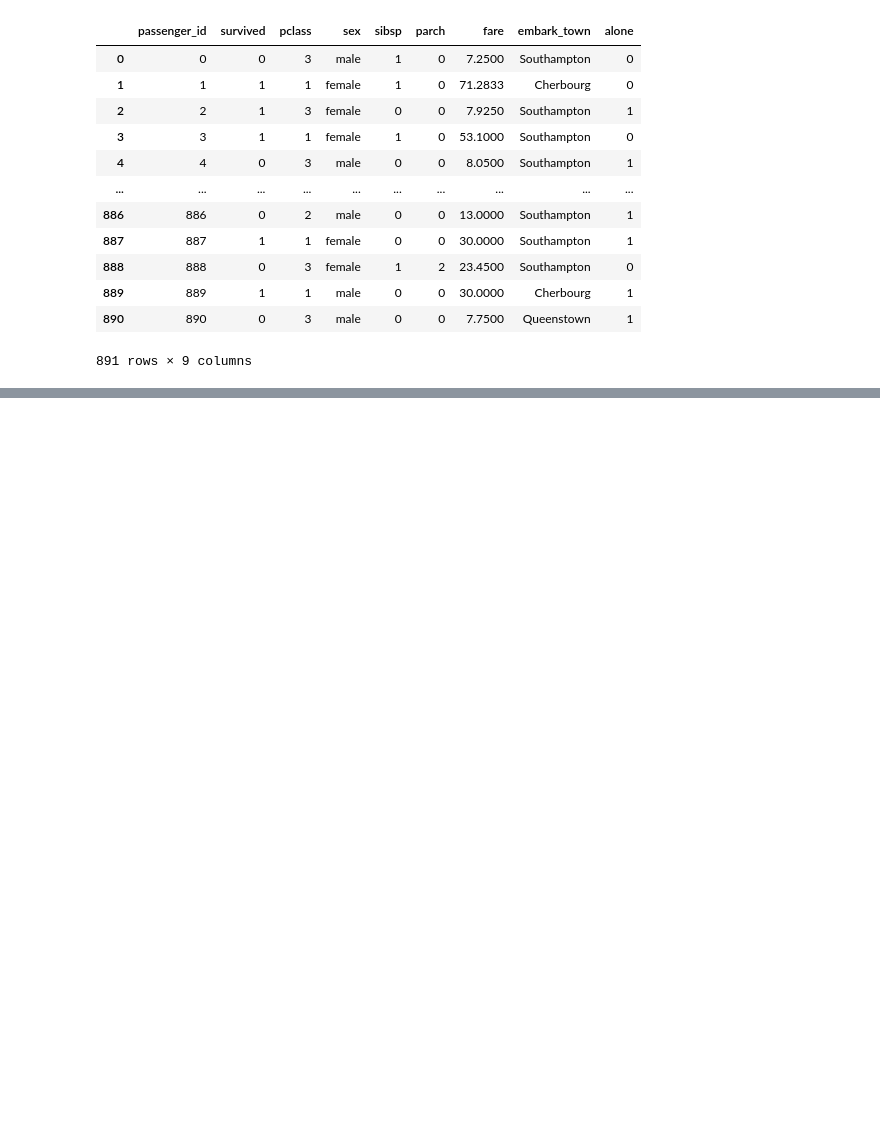
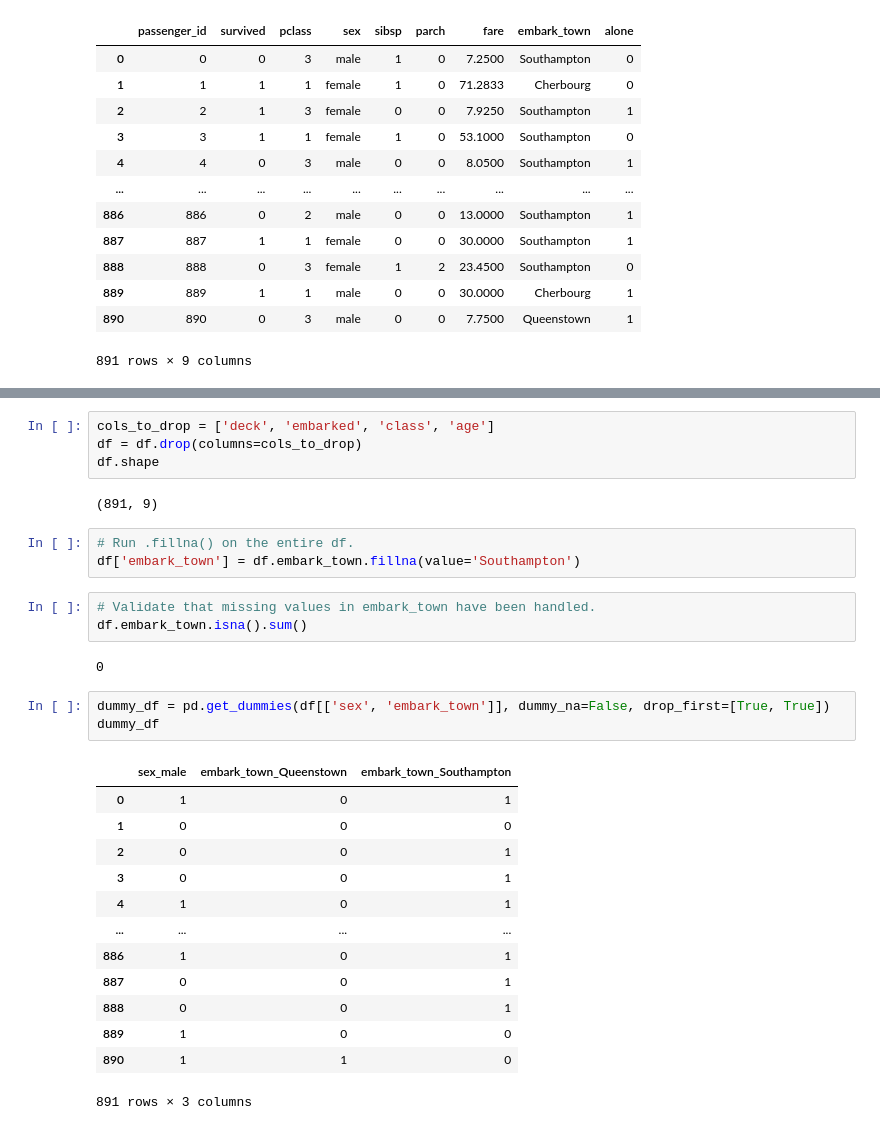
Before and after one commit to ellaxu43/classification-exercises, a Jupyter notebook: Data Preparation.ipynb, the cells around one changed output, grey strips where cells are left out. Saved outputs shown, nothing was run; the diff lists cells and outputs as text; blank space fills up the shorter version.

```diff
--- a/Data Preparation.ipynb
+++ b/Data Preparation.ipynb
@@ -185,0 +291,31 @@ df
+# %%
+cols_to_drop = ['deck', 'embarked', 'class', 'age']
+df = df.drop(columns=cols_to_drop)
+df.shape
+# %% [output]
+(891, 9)
+# %%
+# Run .fillna() on the entire df.
+df['embark_town'] = df.embark_town.fillna(value='Southampton')
+# %%
+# Validate that missing values in embark_town have been handled.
+df.embark_town.isna().sum()
+# %% [output]
+0
+# %%
+dummy_df = pd.get_dummies(df[['sex', 'embark_town']], dummy_na=False, drop_first=[True, True])
+dummy_df
+# %% [output]
+|  | sex_male | embark_town_Queenstown | embark_town_Southampton |
+| 0 | 1 | 0 | 1 |
+| 1 | 0 | 0 | 0 |
+| 2 | 0 | 0 | 1 |
+| 3 | 0 | 0 | 1 |
+| 4 | 1 | 0 | 1 |
+| ... | ... | ... | ... |
+| 886 | 1 | 0 | 1 |
+| 887 | 0 | 0 | 1 |
+| 888 | 0 | 0 | 1 |
+| 889 | 1 | 0 | 0 |
+| 890 | 1 | 1 | 0 |
+891 rows × 3 columns
```
Also changed, not shown: parts of 13 cells of this notebook, 3 other files.
